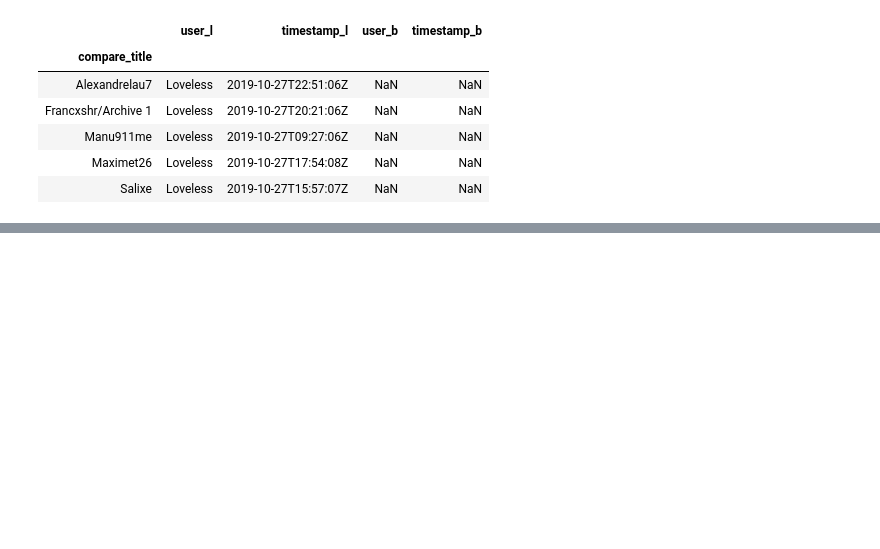
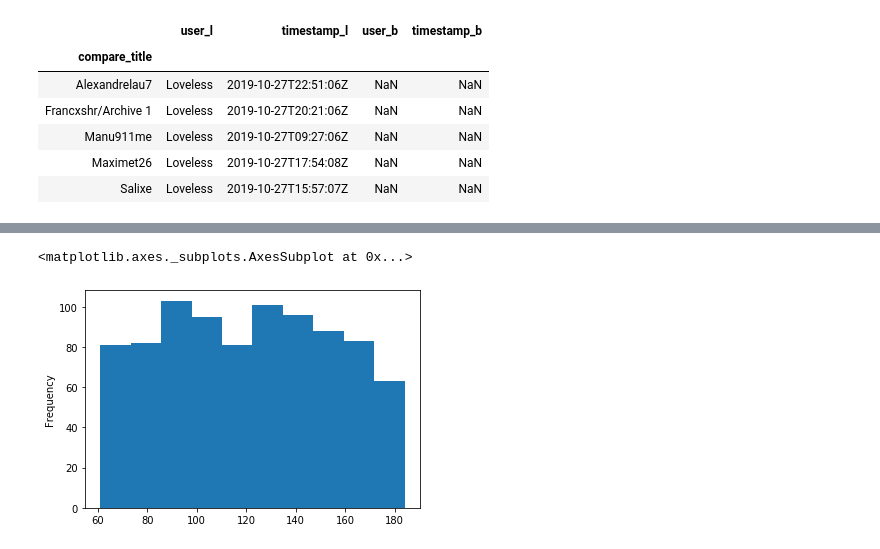
Before and after one commit to citizensandtech/civilservant-wikipedia-thanksender, a Jupyter notebook: ipython/missed_onboarders_contributions.ipynb, the cells around one changed output, grey strips where cells are left out. Saved outputs shown, nothing was run; the diff lists cells and outputs as text; code cells hidden in the pictures; blank space fills up the shorter version.

```diff
--- a/ipython/missed_onboarders_contributions.ipynb
+++ b/ipython/missed_onboarders_contributions.ipynb
@@ -125,0 +170,2 @@ Salixe  -- name change [understandable]
+# %%
+dfb['registration'] = dfb['registration'].apply(lambda t:datetime.datetime.fromisoformat(t[:-1]))
@@ -125,0 +178,2 @@ Salixe  -- name change [understandable]
+# %%
+dfb['welcome'] = dfb['timestamp'].apply(lambda t: datetime.datetime.fromisoformat(t[:-1]))
@@ -125,0 +186,2 @@ Salixe  -- name change [understandable]
+# %%
+dfb['welcome_lag'] =  dfb['welcome'] - dfb['registration']
@@ -125,0 +194,2 @@ Salixe  -- name change [understandable]
+# %%
+dfb['welcome_lag_seconds']=dfb['welcome_lag'].apply(lambda dt: dt.seconds)
@@ -125,0 +214,5 @@ Salixe  -- name change [understandable]
+# %%
+dfb['welcome_lag_seconds'].plot(kind='hist')
+# %% [output]
+<matplotlib.axes._subplots.AxesSubplot at 0x...>
+[figure, added]
```
Also changed, not shown: parts of 14 cells of this notebook, 4 other files.
